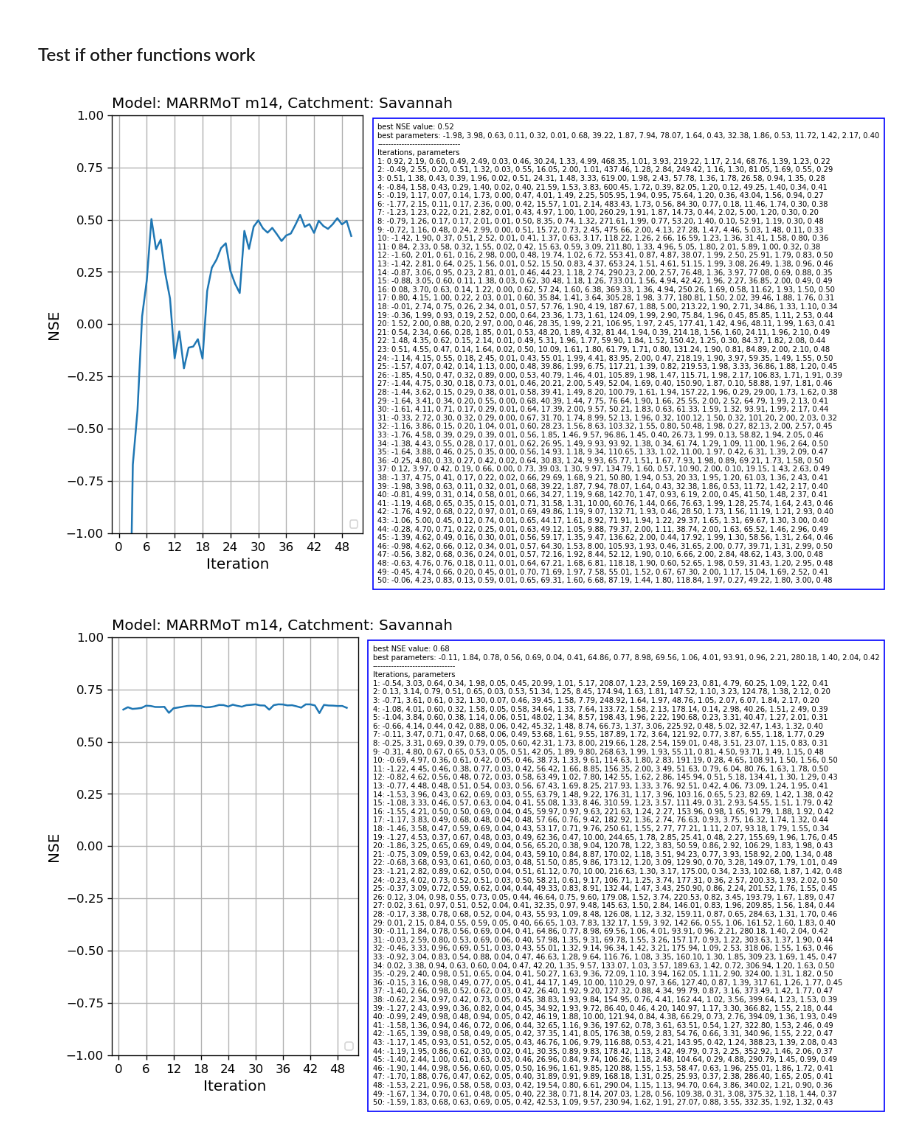
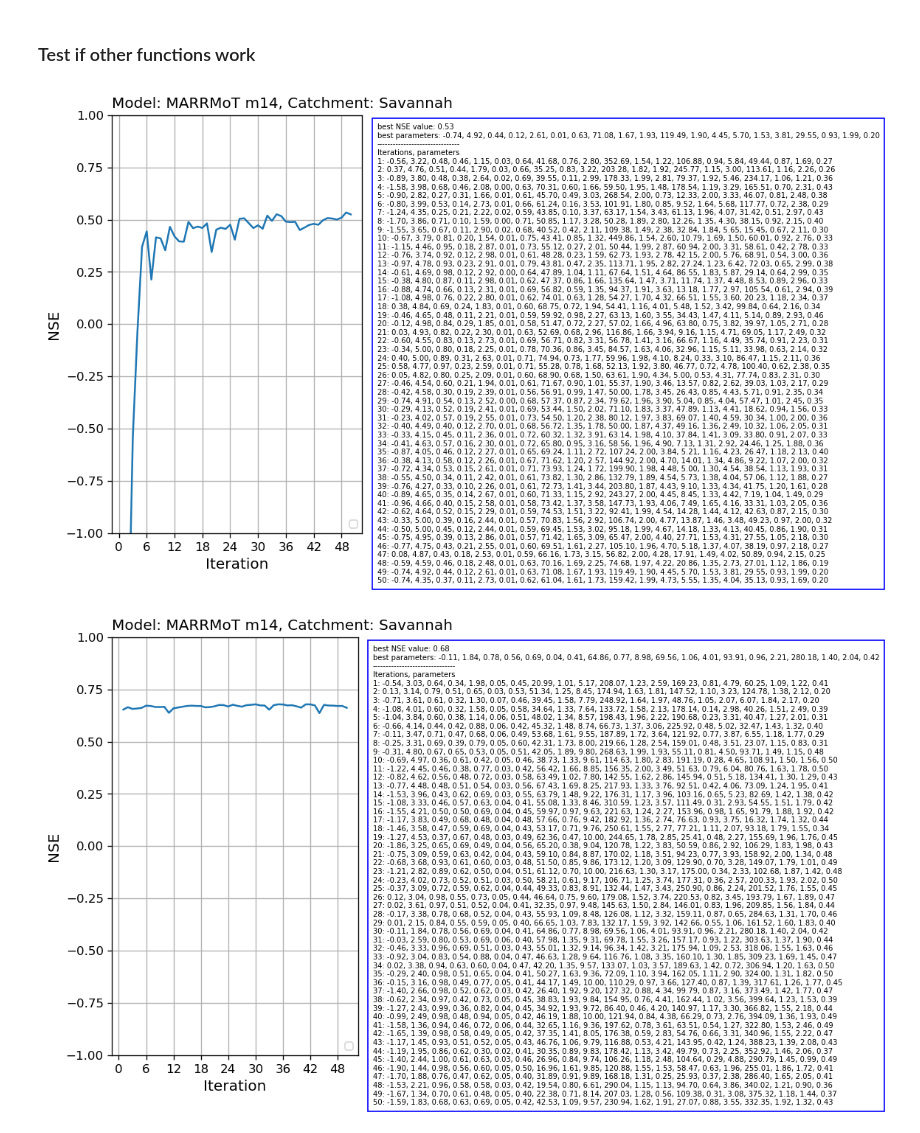
Before and after one commit to vhoogelander/BMI_HBVmountain_streamflow_analysis, a Jupyter notebook: HBVmountain/BMI_Python/CMA_tests/CMA_evolution-Copy2.ipynb, the cells around one changed output. Saved outputs shown, nothing was run; the diff lists cells and outputs as text; code cells hidden in the pictures.

```diff
--- a/HBVmountain/BMI_Python/CMA_tests/CMA_evolution-Copy2.ipynb
+++ b/HBVmountain/BMI_Python/CMA_tests/CMA_evolution-Copy2.ipynb
@@ -501,13 +501,13 @@ import matplotlib.pyplot as plt
 # %%
 filename = 'cma_calibration_bigrockcreek.yml'
 with open(filename) as f:
     calibration_results = yaml.load(f)
-fig = plot_parameters(calibration_results[1])
+fig = plot_parameters(calibration_results[0])
 # plt.ylim((-1, 1))
 # fig.savefig(f"{filename}.png", bbox_inches="tight", dpi=300)
 # calibration_results[1]
 # %% [output]
-[figure, old version]
+[figure, new version]
 # %%
 fig = plot_parameters(calibration_results[34])
 # %% [output]
```
Also changed, not shown: 30 other files.
